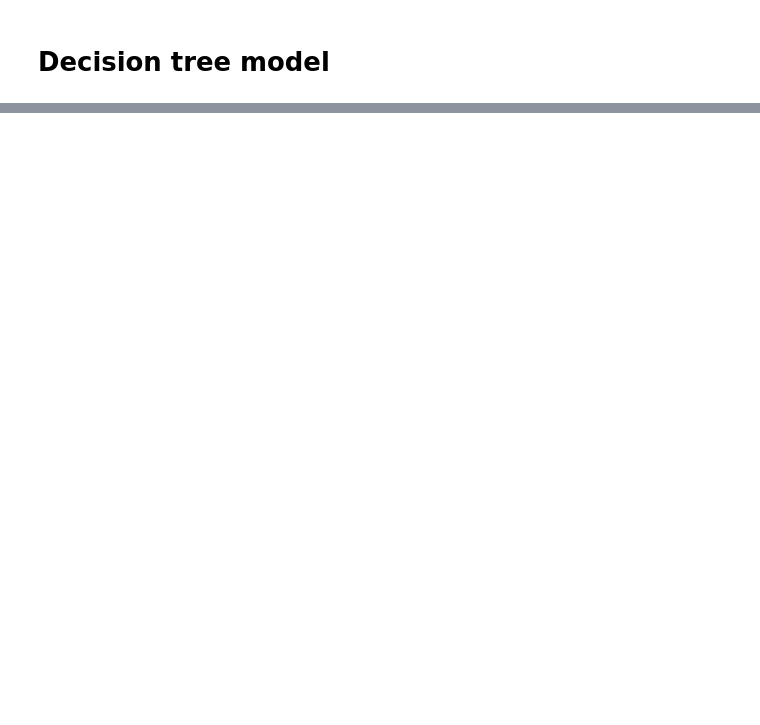
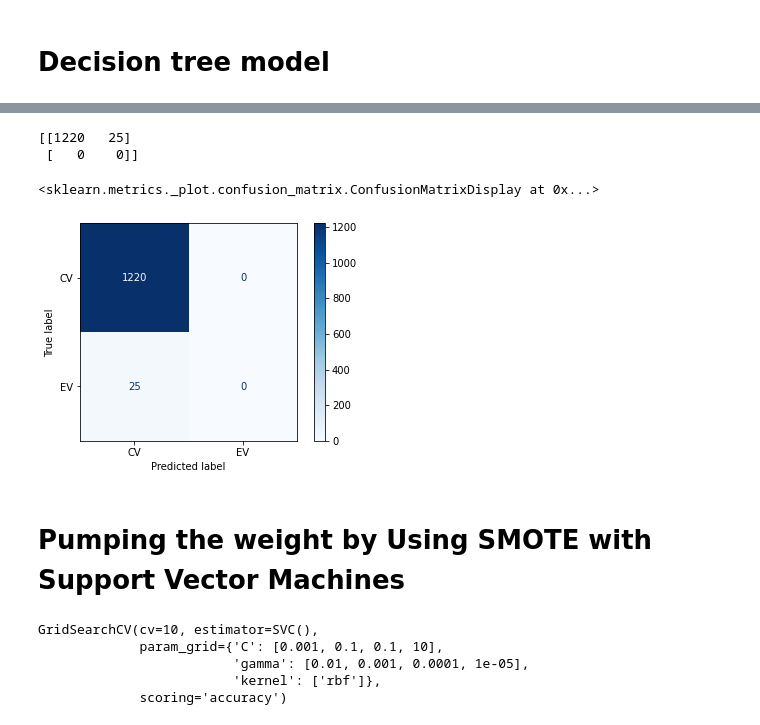
Before and after one commit to Chomchanok/Term_Project, a Jupyter notebook: model.ipynb, the cells around one changed output, grey strips where cells are left out. Cells and saved outputs as stored; diff of their text form; code cells hidden in the pictures; blank space fills up the shorter version.

Commit message:
add svm model both with and without using SMOTE

```diff
--- a/model.ipynb
+++ b/model.ipynb
@@ -195,0 +199,8 @@ array([[1215,    0],
+# %%
+parameters = {
+    'kernel': ['rbf'],
+    'gamma': [1e-2, 1e-3, 1e-4, 1e-5],
+    'C': [0.001, 0.10, 0.1, 10]
+}
+cv_svm = GridSearchCV(estimator=svm.SVC(), param_grid=parameters, cv=10, scoring='accuracy')
+cv_svm.fit(X_train, y_train)
@@ -195,0 +217,3 @@ array([[1215,    0],
+# %%
+y_pred = cv_svm.predict(X_test)  # Predict y_pred using SVM classifier
+print(classification_report(y_test,y_pred)) # Compare prediction result between original target and predicted target
@@ -195,0 +229,19 @@ array([[1215,    0],
+# %%
+print(confusion_matrix(y_pred, y_test)) # Generating a confusion matrix
+plot_confusion_matrix(cv_svm, X_test, y_test, display_labels=["CV", "EV"], cmap=plt.cm.Blues) # Visualizing the confusion matrix
+# %% [output]
+[[1220   25]
+ [   0    0]]
+<sklearn.metrics._plot.confusion_matrix.ConfusionMatrixDisplay at 0x...>
+[figure, added]
+# %% [markdown]
+# Pumping the weight by Using SMOTE with Support Vector Machines
+# %%
+# define svm as classifier
+cv_svm.fit(X_train_over, y_train_over)
+# %% [output]
+GridSearchCV(cv=10, estimator=SVC(),
+             param_grid={'C': [0.001, 0.1, 0.1, 10],
+                         'gamma': [0.01, 0.001, 0.0001, 1e-05],
+                         'kernel': ['rbf']},
+             scoring='accuracy')
```
Also changed, not shown: parts of 18 cells of this notebook.
